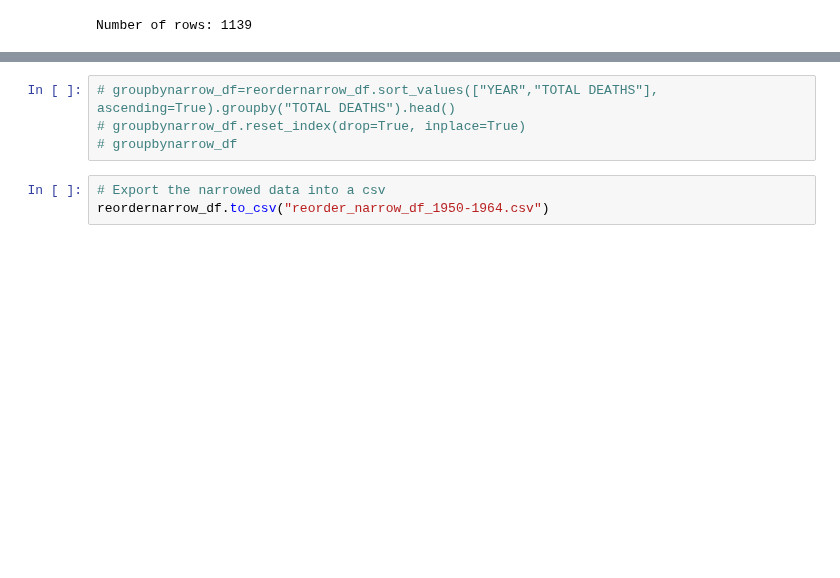
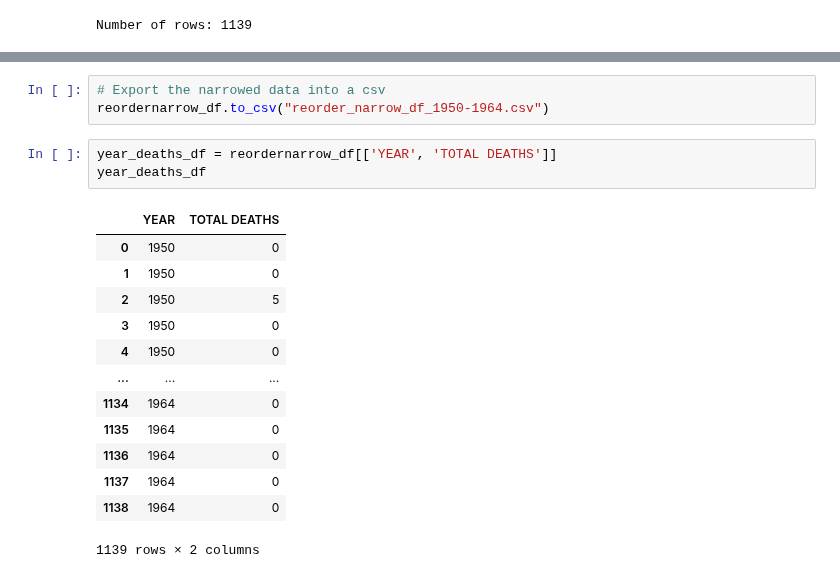
Before and after one commit to elizabethmorgan26/team1, a Jupyter notebook: 1950-1964_df.ipynb, the cells around one changed output, grey strips where cells are left out. Drawn from its saved outputs; the diff is of its cells as text; blank space fills up the shorter version.

```diff
--- a/1950-1964_df.ipynb
+++ b/1950-1964_df.ipynb
@@ -337,7 +333,20 @@ reordernarrow_df.head(25)
-# %%
-# groupbynarrow_df=reordernarrow_df.sort_values(["YEAR","TOTAL DEATHS"], ascending=True).groupby("TOTAL DEATHS").head()
-# groupbynarrow_df.reset_index(drop=True, inplace=True)
-# groupbynarrow_df
 # %%
 # Export the narrowed data into a csv
 reordernarrow_df.to_csv("reorder_narrow_df_1950-1964.csv")
+# %%
+year_deaths_df = reordernarrow_df[['YEAR', 'TOTAL DEATHS']]
+year_deaths_df
+# %% [output]
+|  | YEAR | TOTAL DEATHS |
+| 0 | 1950 | 0 |
+| 1 | 1950 | 0 |
+| 2 | 1950 | 5 |
+| 3 | 1950 | 0 |
+| 4 | 1950 | 0 |
+| ... | ... | ... |
+| 1134 | 1964 | 0 |
+| 1135 | 1964 | 0 |
+| 1136 | 1964 | 0 |
+| 1137 | 1964 | 0 |
+| 1138 | 1964 | 0 |
+1139 rows × 2 columns
```
Also changed, not shown: parts of 4 cells of this notebook, 4 other files.
